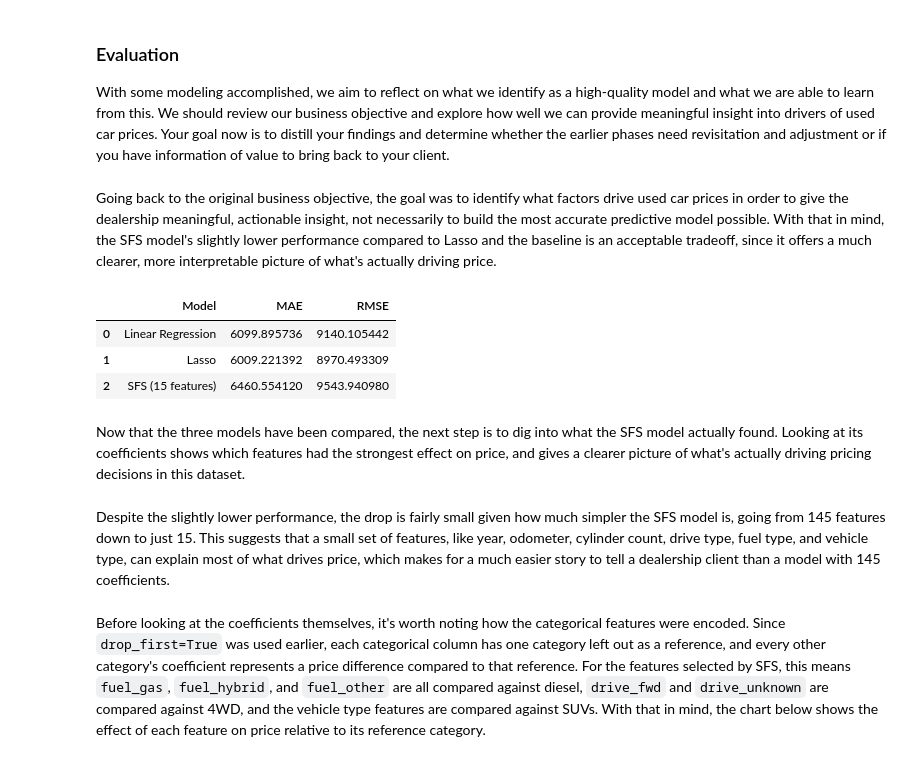
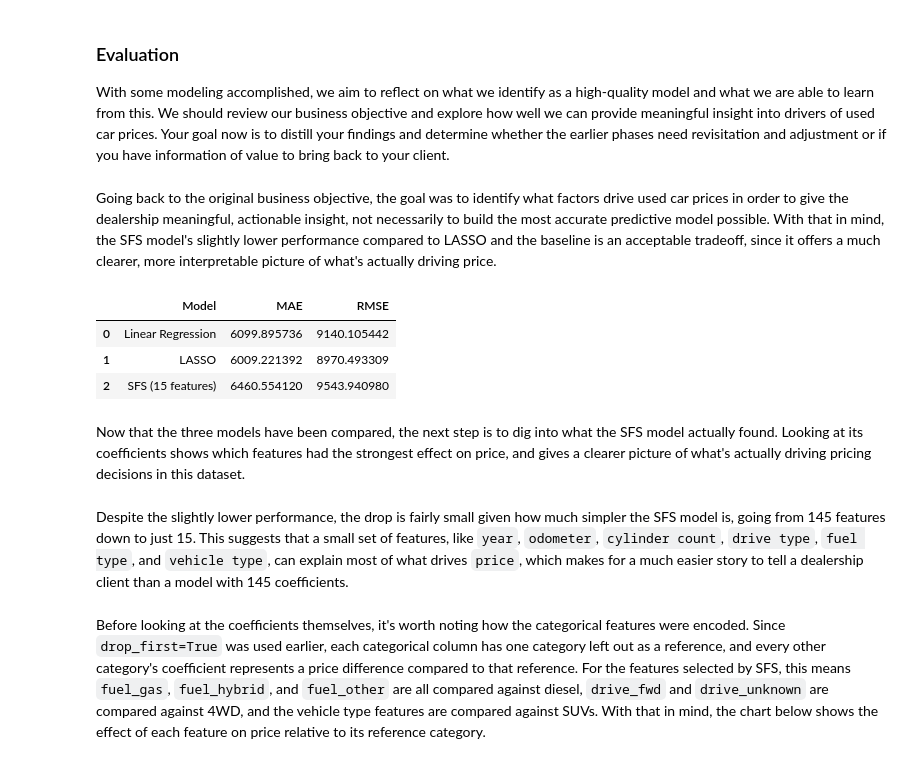
Before and after one commit to vipphan/practical-application-2, a Jupyter notebook: prompt_II.ipynb, the cells around one changed output. Drawn from its saved outputs; the diff is of its cells as text; code cells hidden in the pictures.

```diff
--- a/prompt_II.ipynb
+++ b/prompt_II.ipynb
@@ -485,23 +485,23 @@ sfs_coef_df = pd.DataFrame({
 
 With some modeling accomplished, we aim to reflect on what we identify as a high-quality model and what we are able to learn from this.  We should review our business objective and explore how well we can provide meaningful insight into drivers of used car prices.  Your goal now is to distill your findings and determine whether the earlier phases need revisitation and adjustment or if you have information of value to bring back to your client.
 # %% [markdown]
-Going back to the original business objective, the goal was to identify what factors drive used car prices in order to give the dealership meaningful, actionable insight, not necessarily to build the most accurate predictive model possible. With that in mind, the SFS model's slightly lower performance compared to Lasso and the baseline is an acceptable tradeoff, since it offers a much clearer, more interpretable picture of what's actually driving price.
+Going back to the original business objective, the goal was to identify what factors drive used car prices in order to give the dealership meaningful, actionable insight, not necessarily to build the most accurate predictive model possible. With that in mind, the SFS model's slightly lower performance compared to LASSO and the baseline is an acceptable tradeoff, since it offers a much clearer, more interpretable picture of what's actually driving price.
 # %%
 comparison_df = pd.DataFrame({
-    'Model': ['Linear Regression', 'Lasso', 'SFS (15 features)'],
+    'Model': ['Linear Regression', 'LASSO', 'SFS (15 features)'],
     'MAE': [mae, mae_lasso, mae_sfs],
     'RMSE': [rmse, rmse_lasso, rmse_sfs]
 })
 comparison_df
 # %% [output]
 |  | Model | MAE | RMSE |
 | 0 | Linear Regression | 6099.895736 | 9140.105442 |
-| 1 | Lasso | 6009.221392 | 8970.493309 |
+| 1 | LASSO | 6009.221392 | 8970.493309 |
 | 2 | SFS (15 features) | 6460.554120 | 9543.940980 |
 # %% [markdown]
 Now that the three models have been compared, the next step is to dig into what the SFS model actually found. Looking at its coefficients shows which features had the strongest effect on price, and gives a clearer picture of what's actually driving pricing decisions in this dataset.
 # %% [markdown]
-Despite the slightly lower performance, the drop is fairly small given how much simpler the SFS model is, going from 145 features down to just 15. This suggests that a small set of features, like year, odometer, cylinder count, drive type, fuel type, and vehicle type, can explain most of what drives price, which makes for a much easier story to tell a dealership client than a model with 145 coefficients.
+Despite the slightly lower performance, the drop is fairly small given how much simpler the SFS model is, going from 145 features down to just 15. This suggests that a small set of features, like `year`, `odometer`, `cylinder count`, `drive type`, `fuel type`, and `vehicle type`, can explain most of what drives `price`, which makes for a much easier story to tell a dealership client than a model with 145 coefficients.
 # %% [markdown]
 Before looking at the coefficients themselves, it's worth noting how the categorical features were encoded. Since `drop_first=True` was used earlier, each categorical column has one category left out as a reference, and every other category's coefficient represents a price difference compared to that reference. For the features selected by SFS, this means `fuel_gas`, `fuel_hybrid`, and `fuel_other` are all compared against diesel, `drive_fwd` and `drive_unknown` are compared against 4WD, and the vehicle type features are compared against SUVs. With that in mind, the chart below shows the effect of each feature on price relative to its reference category.
 # %%
```
Also changed, not shown: parts of 23 cells of this notebook.
